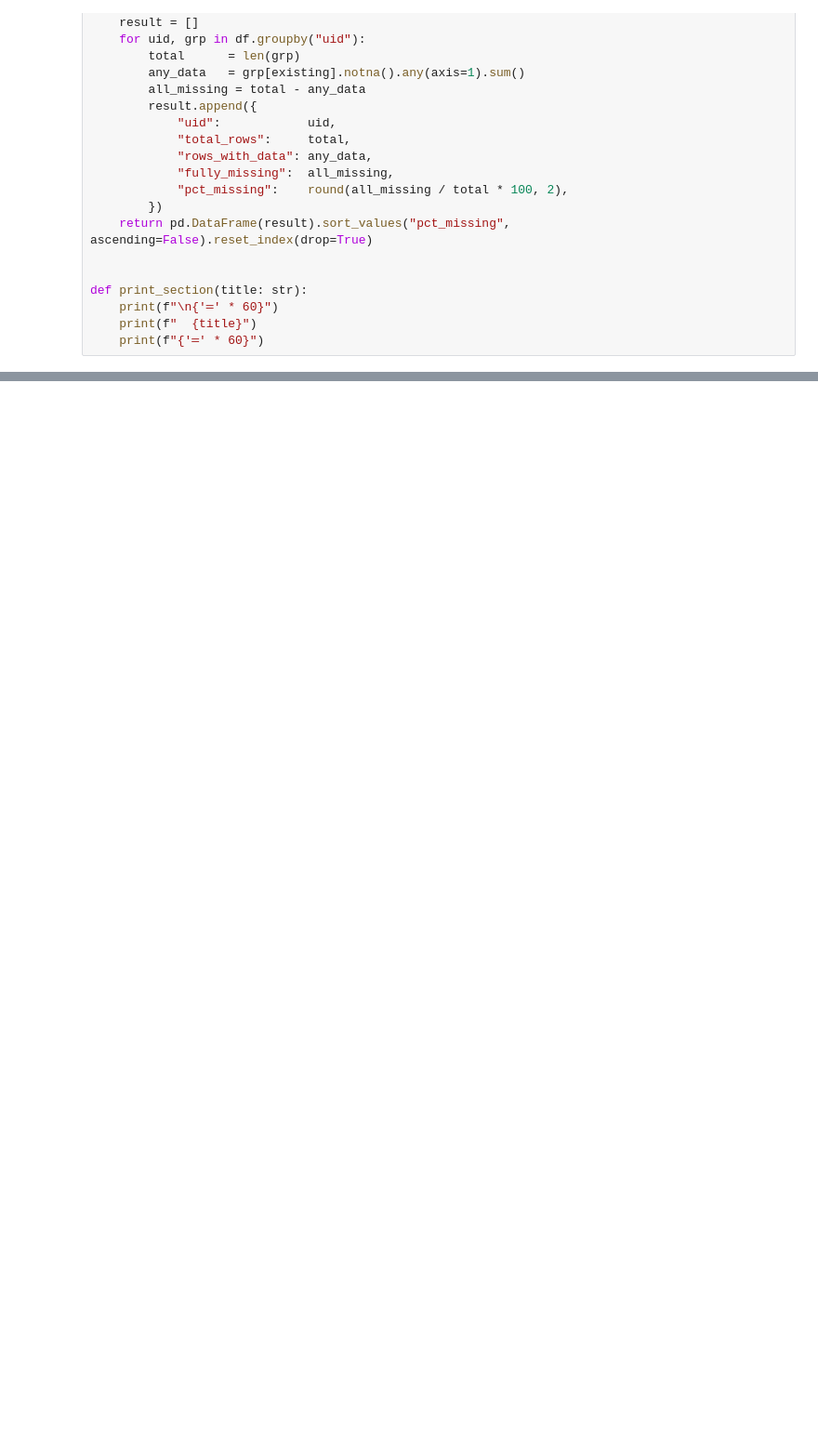
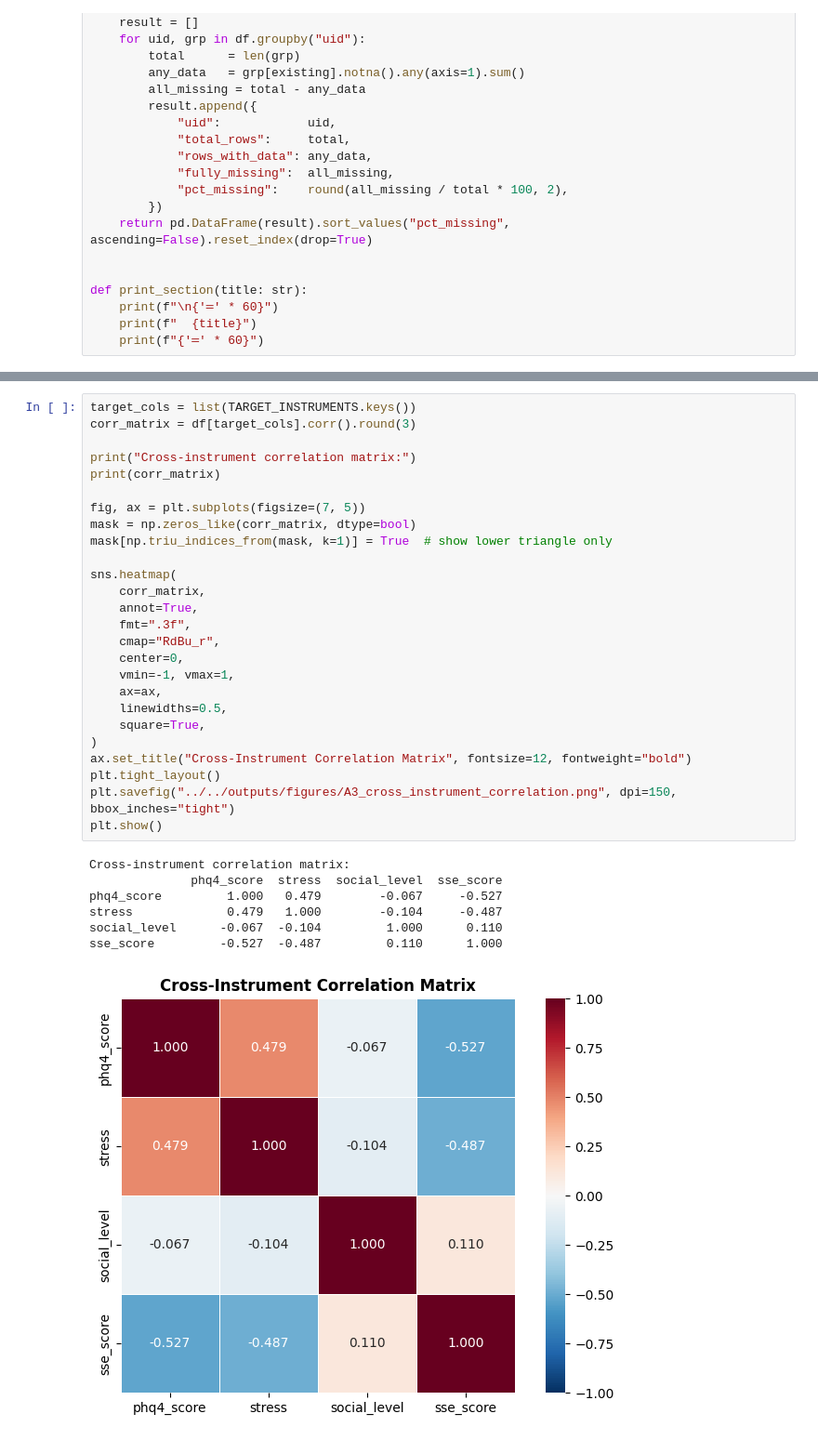
Before and after one commit to kristinajoks/mlops-pipeline-demo, a Jupyter notebook: notebooks/phase1_data_understanding/02_EMA_analysis.ipynb, the cells around one changed output, grey strips where cells are left out. Shown at 93% size. Drawn from its saved outputs; the diff is of its cells as text; blank space fills up the shorter version.

```diff
--- a/notebooks/phase1_data_understanding/02_EMA_analysis.ipynb
+++ b/notebooks/phase1_data_understanding/02_EMA_analysis.ipynb
@@ -255,0 +423,34 @@ run_whole_table_analysis(path, save=True)
+# %%
+target_cols = list(TARGET_INSTRUMENTS.keys())
+corr_matrix = df[target_cols].corr().round(3)
+
+print("Cross-instrument correlation matrix:")
+print(corr_matrix)
+
+fig, ax = plt.subplots(figsize=(7, 5))
+mask = np.zeros_like(corr_matrix, dtype=bool)
+mask[np.triu_indices_from(mask, k=1)] = True  # show lower triangle only
+
+sns.heatmap(
+    corr_matrix,
+    annot=True,
+    fmt=".3f",
+    cmap="RdBu_r",
+    center=0,
+    vmin=-1, vmax=1,
+    ax=ax,
+    linewidths=0.5,
+    square=True,
+)
+ax.set_title("Cross-Instrument Correlation Matrix", fontsize=12, fontweight="bold")
+plt.tight_layout()
+plt.savefig("../../outputs/figures/A3_cross_instrument_correlation.png", dpi=150, bbox_inches="tight")
+plt.show()
+# %% [output]
+Cross-instrument correlation matrix:
+              phq4_score  stress  social_level  sse_score
+phq4_score         1.000   0.479        -0.067     -0.527
+stress             0.479   1.000        -0.104     -0.487
+social_level      -0.067  -0.104         1.000      0.110
+sse_score         -0.527  -0.487         0.110      1.000
+[figure, added]
```
Also changed, not shown: parts of 25 cells of this notebook.
